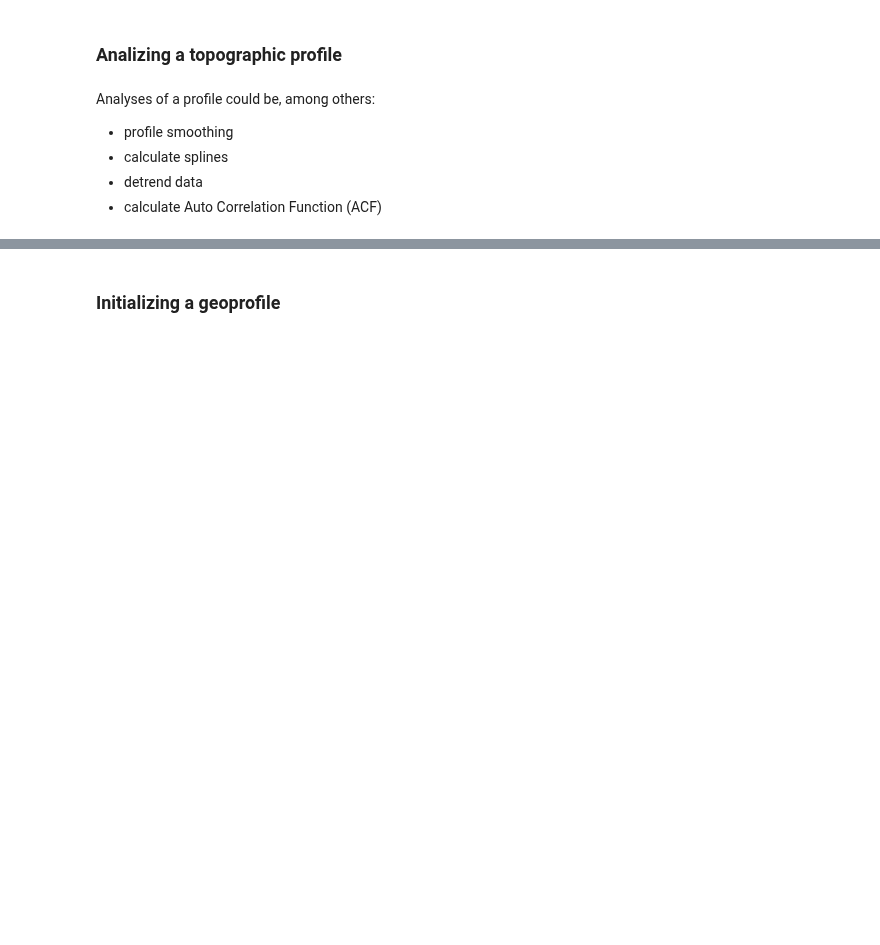
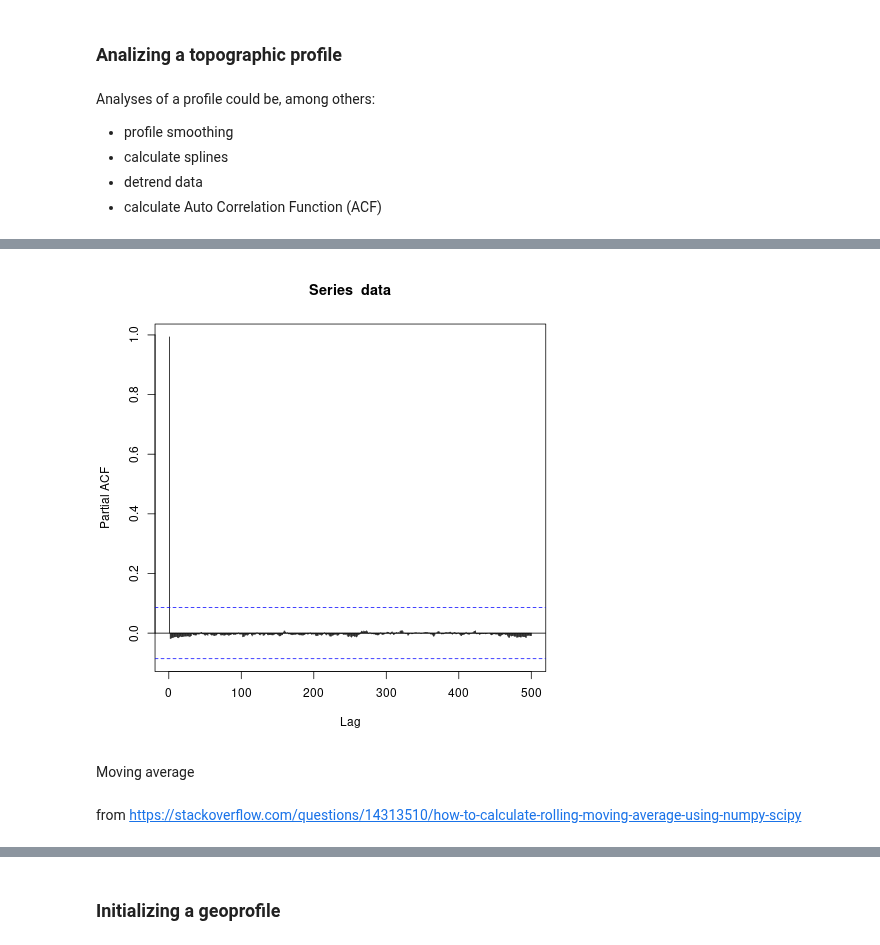
Before and after one commit to mauroalberti/gsf, a Jupyter notebook: docs/notebooks/Geologic profiles with pygsf - dev.ipynb, the cells around one changed output, grey strips where cells are left out. Saved outputs shown, nothing was run; the diff lists cells and outputs as text; code cells hidden in the pictures; blank space fills up the shorter version.

```diff
--- a/docs/notebooks/Geologic profiles with pygsf - dev.ipynb
+++ b/docs/notebooks/Geologic profiles with pygsf - dev.ipynb
@@ -315,0 +329,9 @@ Analyses of a profile could be, among others:
+# %%
+%%R -i data
+pacf(data, lag.max=500)
+# %% [output]
+[figure, added]
+# %% [markdown]
+Moving average
+# %% [markdown]
+from https://stackoverflow.com/questions/14313510/how-to-calculate-rolling-moving-average-using-numpy-scipy
```
Also changed, not shown: parts of 35 cells of this notebook.
